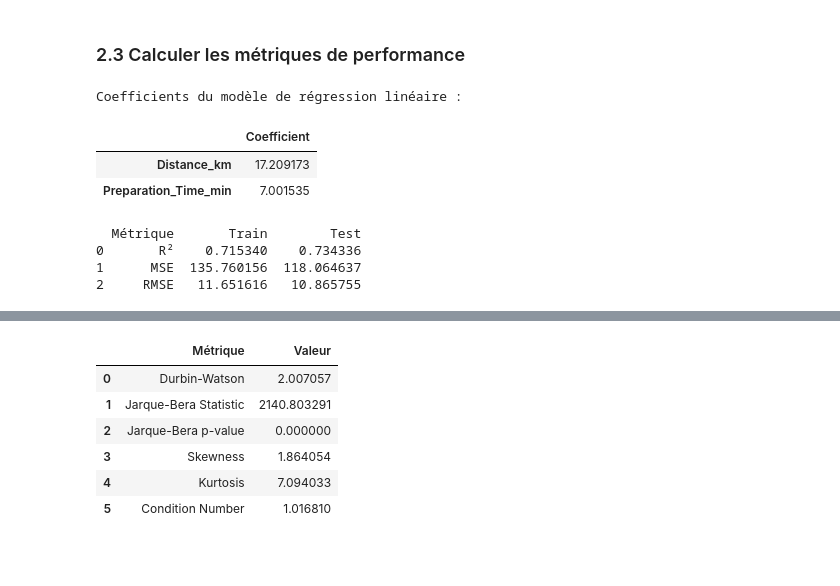
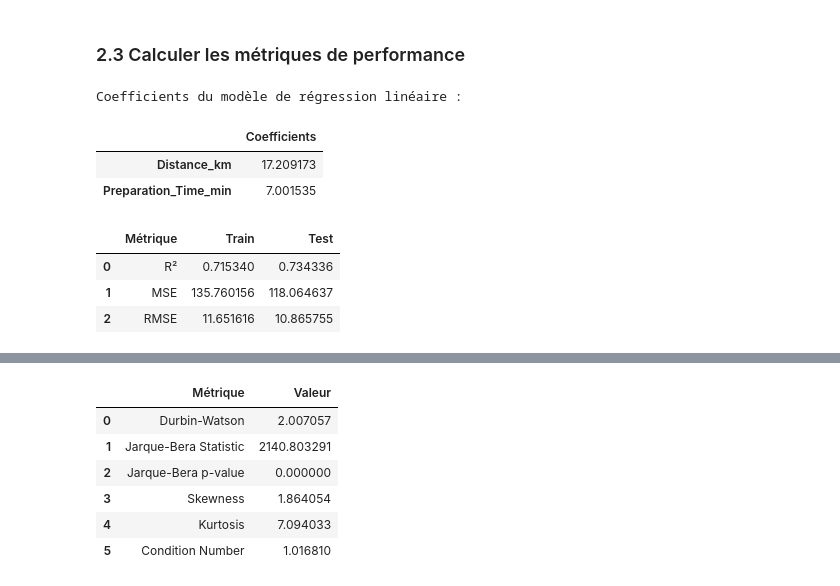
Before and after one commit to JhpAb/My_INSSEDS_Projects, a Jupyter notebook: Delais_Livraison/Delais_Livraison_Script.ipynb, the cells around one changed output, grey strips where cells are left out. Cells and saved outputs as stored; diff of their text form; code cells hidden in the pictures; blank space fills up the shorter version.

```diff
--- a/Delais_Livraison/Delais_Livraison_Script.ipynb
+++ b/Delais_Livraison/Delais_Livraison_Script.ipynb
@@ -197,8 +224,12 @@ lower_bound = Q1 - 1.5 * IQR
 upper_bound = Q3 + 1.5 * IQR
 
 # Appliquer la Winsorization sur chaque colonne numérique
-df_winzorized = df_numeric.apply(lambda x: x.clip(lower=lower_bound[x.name], upper=upper_bound[x.name]), axis=0)
+df_winzorized = df_numeric.apply(
+     lambda x: x.clip(lower=lower_bound[x.name],
+                      upper=upper_bound[x.name]),
+                      axis=0
+                     )
 
 # Remplacer les colonnes numériques dans le DataFrame d'origine
-df[df_numeric.columns] = df_winzorized
-df[df_numeric.columns]
+df_numeric.update(df_winzorized)
+df.update(df_winzorized)
@@ -296,8 +433,8 @@ plt.show()
 # %%
 # Sélectionner les colonnes numériques
-X_numeric = df.select_dtypes(include=['number'])
+X_numeric = df_winzorized
 # Définir y comme étant la colonne cible
-y = df['Delivery_Time_min']
+y = df_winzorized['Delivery_Time_min']
 # Inclure la cible dans le DataFrame utilisé pour la corrélation
 X_numeric_with_target = X_numeric.copy()
 X_numeric_with_target['Delivery_Time_min'] = y
@@ -373,17 +506,14 @@ y_pred = linear_model.predict(X_test_scaled)
 # %%
 # Afficher les coefficients du modèle
 print("\nCoefficients du modèle de régression linéaire :")
-coefficients = pd.DataFrame(linear_model.coef_, index=X_selected.columns, columns=["Coefficient"])
+coefficients = pd.DataFrame(linear_model.coef_, index=X_selected.columns, columns=["Coefficients"])
 coefficients
 # %% [output]
 Coefficients du modèle de régression linéaire :
-|  | Coefficient |
+|  | Coefficients |
 | Distance_km | 17.209173 |
 | Preparation_Time_min | 7.001535 |
 # %%
-from sklearn.metrics import mean_squared_error, r2_score
-import numpy as np
-
 # Faire des prédictions sur l'ensemble d'entraînement
 y_train_pred = linear_model.predict(X_train_scaled)
 
@@ -405,10 +535,10 @@ df_metrics = pd.DataFrame({
 })
 
 # Afficher le tableau des métriques
-print(df_metrics)
+df_metrics
 # %% [output]
-  Métrique       Train        Test
-0       R²    0.715340    0.734336
-1      MSE  135.760156  118.064637
-2     RMSE   11.651616   10.865755
+|  | Métrique | Train | Test |
+| 0 | R² | 0.715340 | 0.734336 |
+| 1 | MSE | 135.760156 | 118.064637 |
+| 2 | RMSE | 11.651616 | 10.865755 |
 # %%
```
Also changed, not shown: parts of 44 cells of this notebook.
